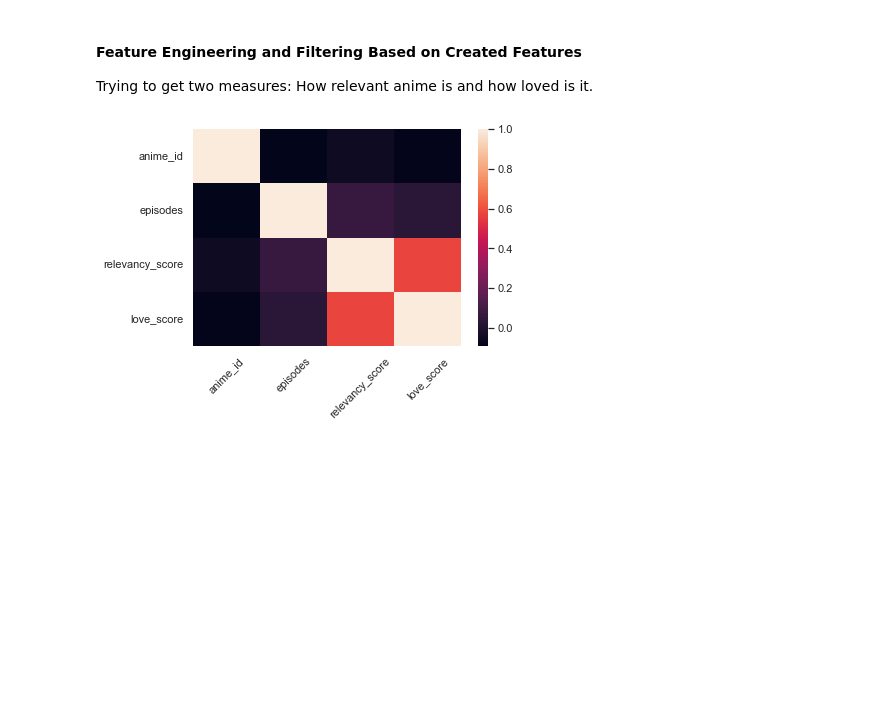
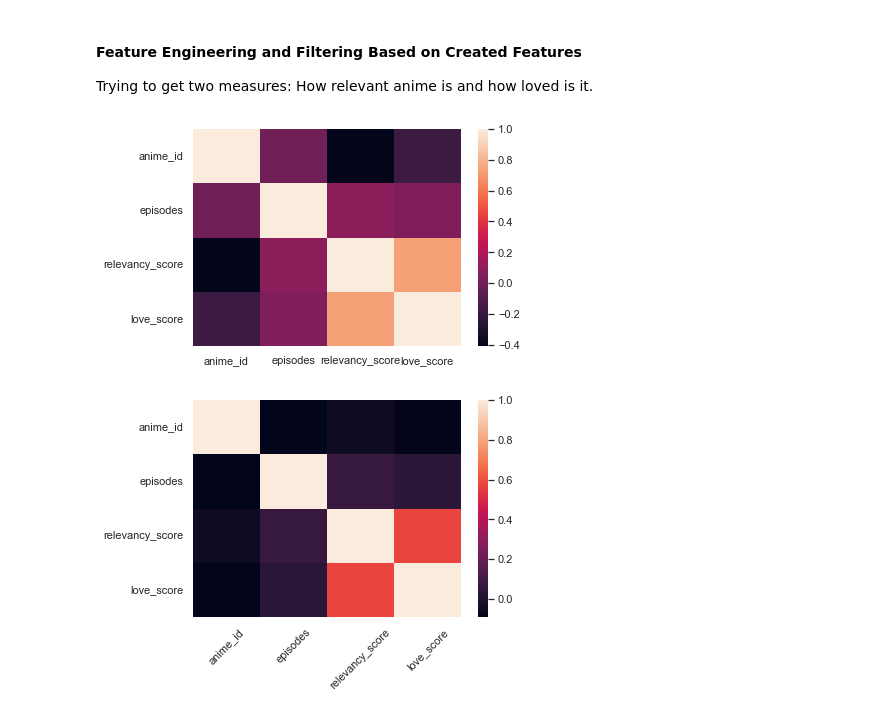
Before and after one commit to rusenbb/Anime_Recommender, a Jupyter notebook: main.ipynb, the cells around one changed output. Drawn from its saved outputs; the diff is of its cells as text; code cells hidden in the pictures; blank space fills up the shorter version.

```diff
--- a/main.ipynb
+++ b/main.ipynb
@@ -431,6 +429,11 @@ By feature engineering & comparing with ratings
 # %% [markdown]
 #### Feature Engineering and Filtering Based on Created Features
 Trying to get two measures: How relevant anime is and how loved is it.
+# %%
+sns.heatmap(animes.corr())
+plt.show()
+# %% [output]
+[figure, added]
 # %%
 ## These two features will be used in relevancy
 
```
Also changed, not shown: parts of 21 cells of this notebook.
